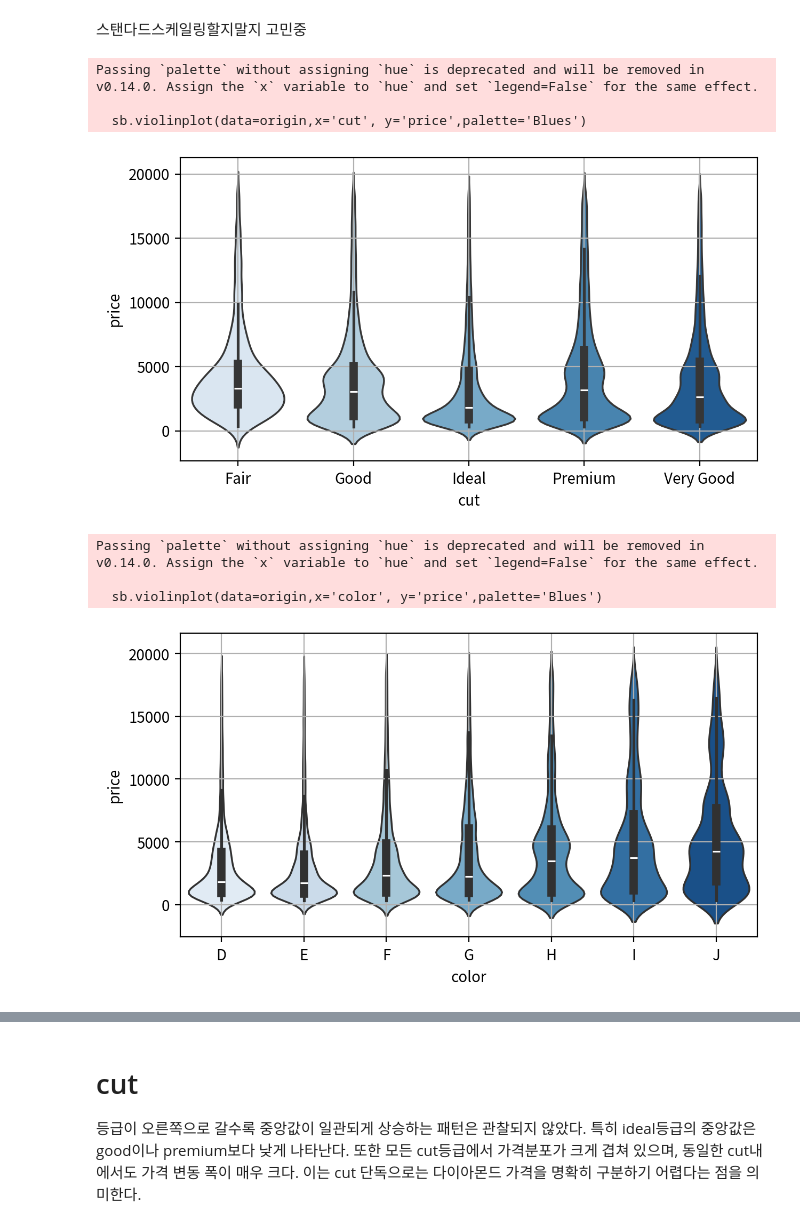
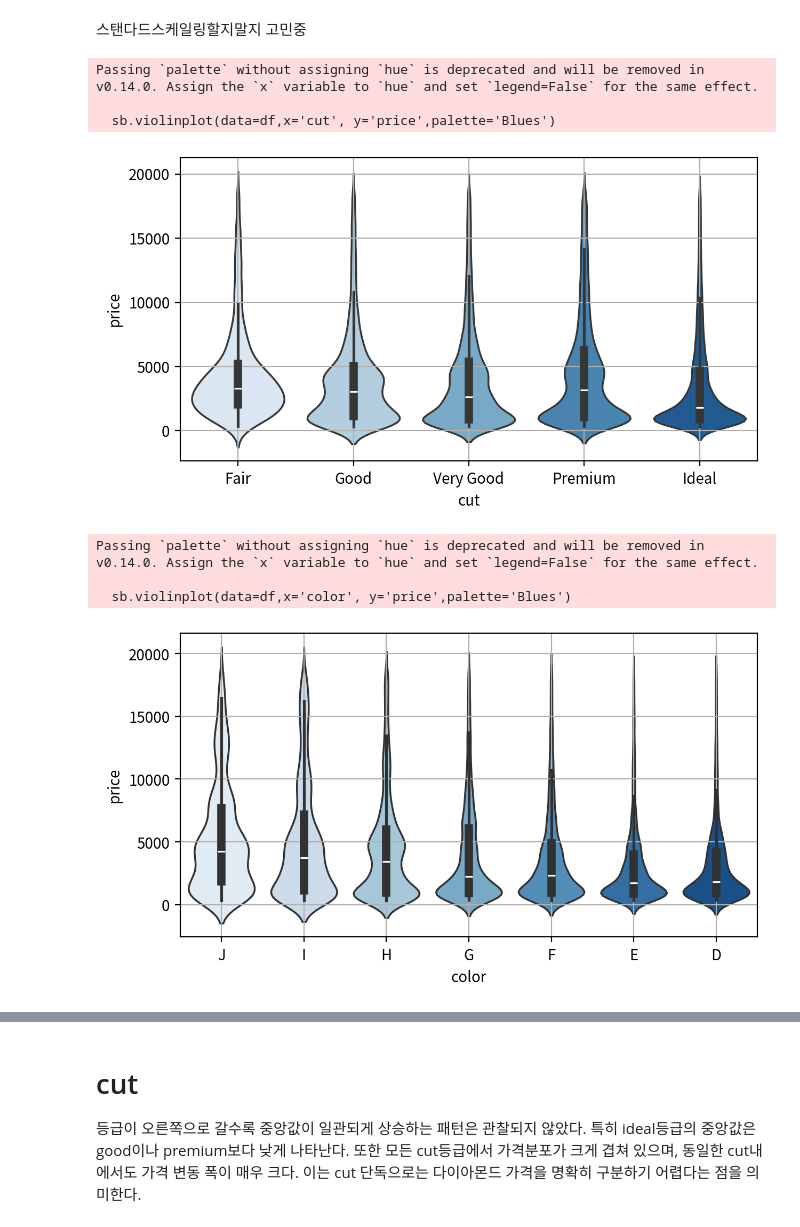
Before and after one commit to jyhong0207-netizen/python-study, a Jupyter notebook: DATA ANALYSIS BASIC/다이아몬드 과제.ipynb, the cells around one changed output, grey strips where cells are left out. Saved outputs shown, nothing was run; the diff lists cells and outputs as text; code cells hidden in the pictures.

```diff
--- a/DATA ANALYSIS BASIC/다이아몬드 과제.ipynb
+++ b/DATA ANALYSIS BASIC/다이아몬드 과제.ipynb
@@ -532,7 +494,7 @@ cols = 1
 figsize = (width_px/ my_dpi, height_px/ my_dpi)
 fig, ax = plt.subplots(rows, cols, figsize=figsize, dpi= my_dpi)
 
-sb.violinplot(data=origin,x='cut', y='price',palette='Blues')
+sb.violinplot(data=df,x='cut', y='price',palette='Blues')
 
 ax.grid(True)
 plt.tight_layout()
@@ -541,27 +503,27 @@ plt.close()
 # %% [output]
 Passing `palette` without assigning `hue` is deprecated and will be removed in v0.14.0. Assign the `x` variable to `hue` and set `legend=False` for the same effect.
 
-  sb.violinplot(data=origin,x='cut', y='price',palette='Blues')
+  sb.violinplot(data=df,x='cut', y='price',palette='Blues')
-[figure, old version]
+[figure, new version]
 # %%
 width_px = 1280
 height_px = 720
 rows = 1
 cols = 1
 figsize = (width_px/ my_dpi, height_px/ my_dpi)
 fig, ax = plt.subplots(rows, cols, figsize=figsize, dpi= my_dpi)
 
-sb.violinplot(data=origin,x='color', y='price',palette='Blues')
+sb.violinplot(data=df,x='color', y='price',palette='Blues')
 
 ax.grid(True)
 plt.tight_layout()
 plt.show()
 plt.close()
 # %% [output]
 Passing `palette` without assigning `hue` is deprecated and will be removed in v0.14.0. Assign the `x` variable to `hue` and set `legend=False` for the same effect.
 
-  sb.violinplot(data=origin,x='color', y='price',palette='Blues')
+  sb.violinplot(data=df,x='color', y='price',palette='Blues')
-[figure, old version]
+[figure, new version]
 # %%
 width_px = 1280
 height_px = 720
```
Also changed, not shown: parts of 38 cells of this notebook, 1 other file.
